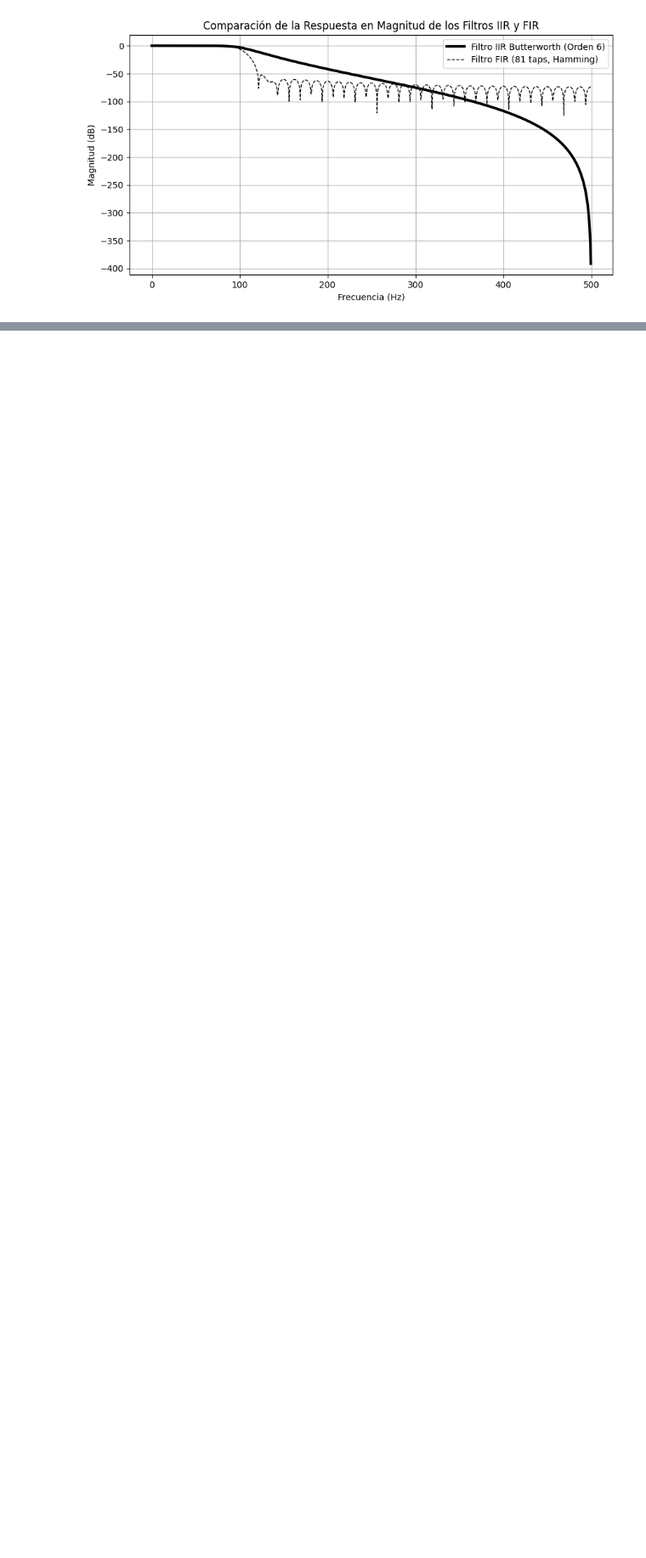
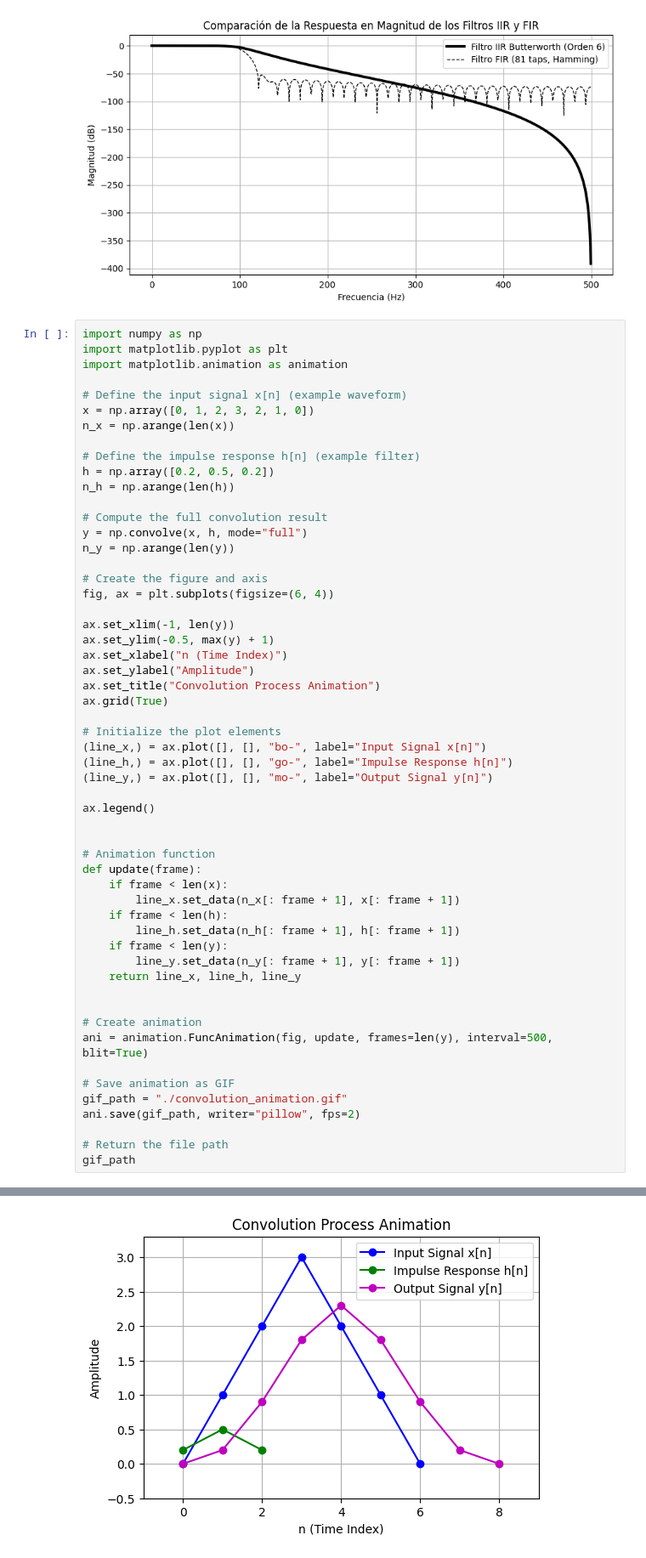
Before and after one commit to PabloCaicedoR/pablocaicedor.github.io, a Jupyter notebook: codigo/preparing_slides.ipynb, the cells around one changed output, grey strips where cells are left out. Shown at 85% size. Saved outputs shown, nothing was run; the diff lists cells and outputs as text; blank space fills up the shorter version.

```diff
--- a/codigo/preparing_slides.ipynb
+++ b/codigo/preparing_slides.ipynb
@@ -940,3 +940,59 @@ plt.grid()
 plt.show()
 # %% [output]
 [figure]
+# %%
+import numpy as np
+import matplotlib.pyplot as plt
+import matplotlib.animation as animation
+
+# Define the input signal x[n] (example waveform)
+x = np.array([0, 1, 2, 3, 2, 1, 0])
+n_x = np.arange(len(x))
+
+# Define the impulse response h[n] (example filter)
+h = np.array([0.2, 0.5, 0.2])
+n_h = np.arange(len(h))
+
+# Compute the full convolution result
+y = np.convolve(x, h, mode="full")
+n_y = np.arange(len(y))
+
+# Create the figure and axis
+fig, ax = plt.subplots(figsize=(6, 4))
+
+ax.set_xlim(-1, len(y))
+ax.set_ylim(-0.5, max(y) + 1)
+ax.set_xlabel("n (Time Index)")
+ax.set_ylabel("Amplitude")
+ax.set_title("Convolution Process Animation")
+ax.grid(True)
+
+# Initialize the plot elements
+(line_x,) = ax.plot([], [], "bo-", label="Input Signal x[n]")
+(line_h,) = ax.plot([], [], "go-", label="Impulse Response h[n]")
+(line_y,) = ax.plot([], [], "mo-", label="Output Signal y[n]")
+
+ax.legend()
+
+
+# Animation function
+def update(frame):
+    if frame < len(x):
+        line_x.set_data(n_x[: frame + 1], x[: frame + 1])
+    if frame < len(h):
+        line_h.set_data(n_h[: frame + 1], h[: frame + 1])
+    if frame < len(y):
+        line_y.set_data(n_y[: frame + 1], y[: frame + 1])
+    return line_x, line_h, line_y
+
+
+# Create animation
+ani = animation.FuncAnimation(fig, update, frames=len(y), interval=500, blit=True)
+
+# Save animation as GIF
+gif_path = "./convolution_animation.gif"
+ani.save(gif_path, writer="pillow", fps=2)
+
+# Return the file path
+gif_path
+# %% [output]
@@ -942,0 +1000 @@ plt.show()
+[figure, added]
```
Also changed, not shown: parts of 2 cells of this notebook, 20 other files.
